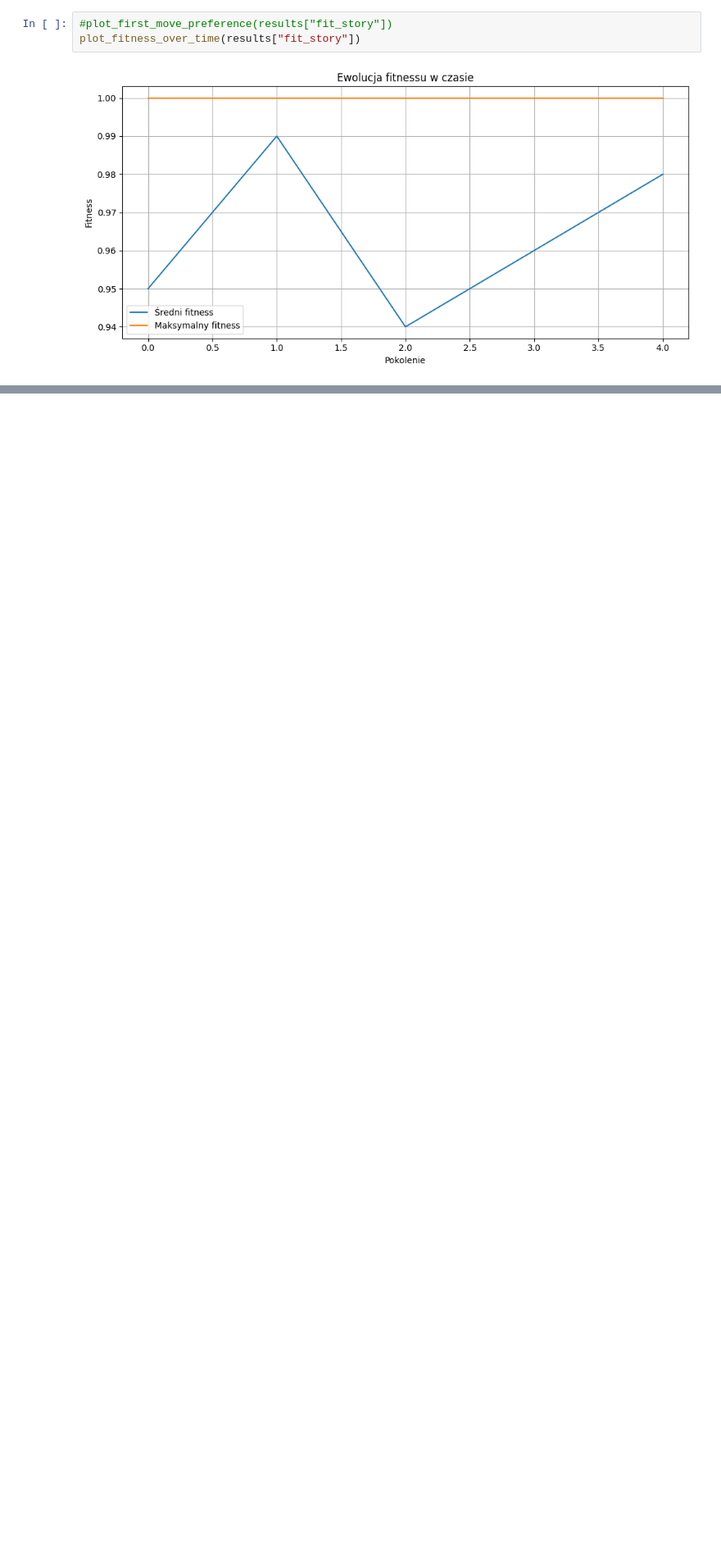
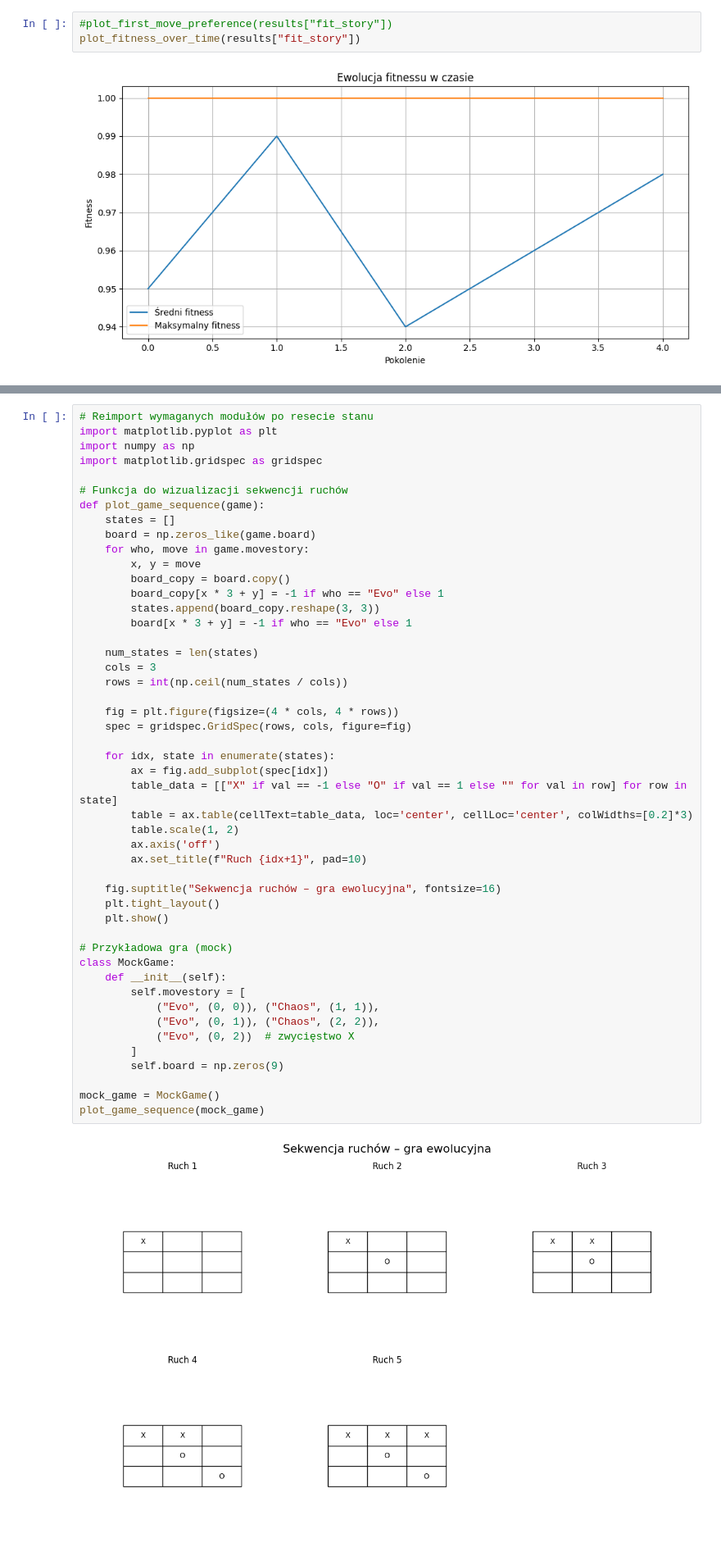
Before and after one commit to Sarverott/laughing-computing-machine, a Jupyter notebook: examples/ttt_gen.ipynb, the cells around one changed output, grey strips where cells are left out. Shown at 82% size. Drawn from its saved outputs; the diff is of its cells as text; blank space fills up the shorter version.

Commit message:
game sequence and reactive moves mapping added

```diff
--- a/examples/ttt_gen.ipynb
+++ b/examples/ttt_gen.ipynb
@@ -171,3 +171,53 @@ plot_fitness_3d(sample_fitness_story)
 plot_fitness_3d(results["fit_story"])
 # %% [output]
 [figure]
+# %%
+# Reimport wymaganych modułów po resecie stanu
+import matplotlib.pyplot as plt
+import numpy as np
+import matplotlib.gridspec as gridspec
+
+# Funkcja do wizualizacji sekwencji ruchów
+def plot_game_sequence(game):
+    states = []
+    board = np.zeros_like(game.board)
+    for who, move in game.movestory:
+        x, y = move
+        board_copy = board.copy()
+        board_copy[x * 3 + y] = -1 if who == "Evo" else 1
+        states.append(board_copy.reshape(3, 3))
+        board[x * 3 + y] = -1 if who == "Evo" else 1
+
+    num_states = len(states)
+    cols = 3
+    rows = int(np.ceil(num_states / cols))
+
+    fig = plt.figure(figsize=(4 * cols, 4 * rows))
+    spec = gridspec.GridSpec(rows, cols, figure=fig)
+
+    for idx, state in enumerate(states):
+        ax = fig.add_subplot(spec[idx])
+        table_data = [["X" if val == -1 else "O" if val == 1 else "" for val in row] for row in state]
+        table = ax.table(cellText=table_data, loc='center', cellLoc='center', colWidths=[0.2]*3)
+        table.scale(1, 2)
+        ax.axis('off')
+        ax.set_title(f"Ruch {idx+1}", pad=10)
+
+    fig.suptitle("Sekwencja ruchów – gra ewolucyjna", fontsize=16)
+    plt.tight_layout()
+    plt.show()
+
+# Przykładowa gra (mock)
+class MockGame:
+    def __init__(self):
+        self.movestory = [
+            ("Evo", (0, 0)), ("Chaos", (1, 1)),
+            ("Evo", (0, 1)), ("Chaos", (2, 2)),
+            ("Evo", (0, 2))  # zwycięstwo X
+        ]
+        self.board = np.zeros(9)
+
+mock_game = MockGame()
+plot_game_sequence(mock_game)
+# %% [output]
+[figure, added]
```
Also changed, not shown: 2 other files.
